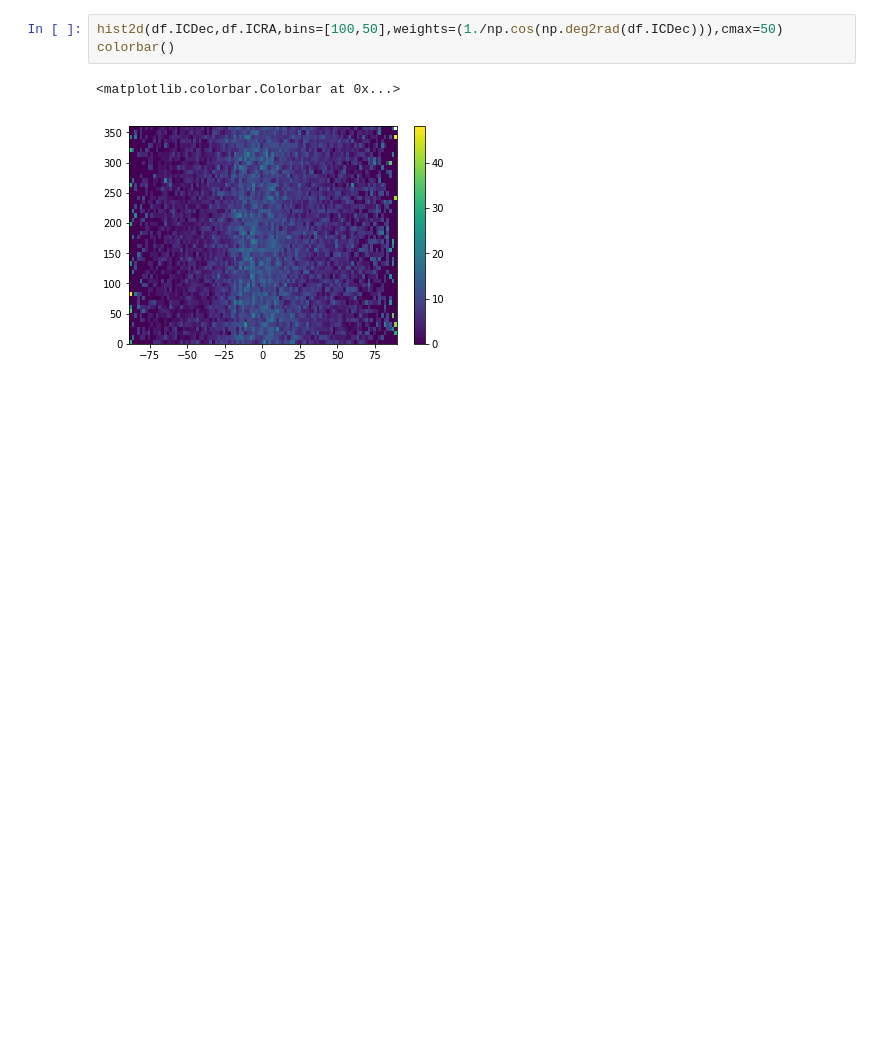
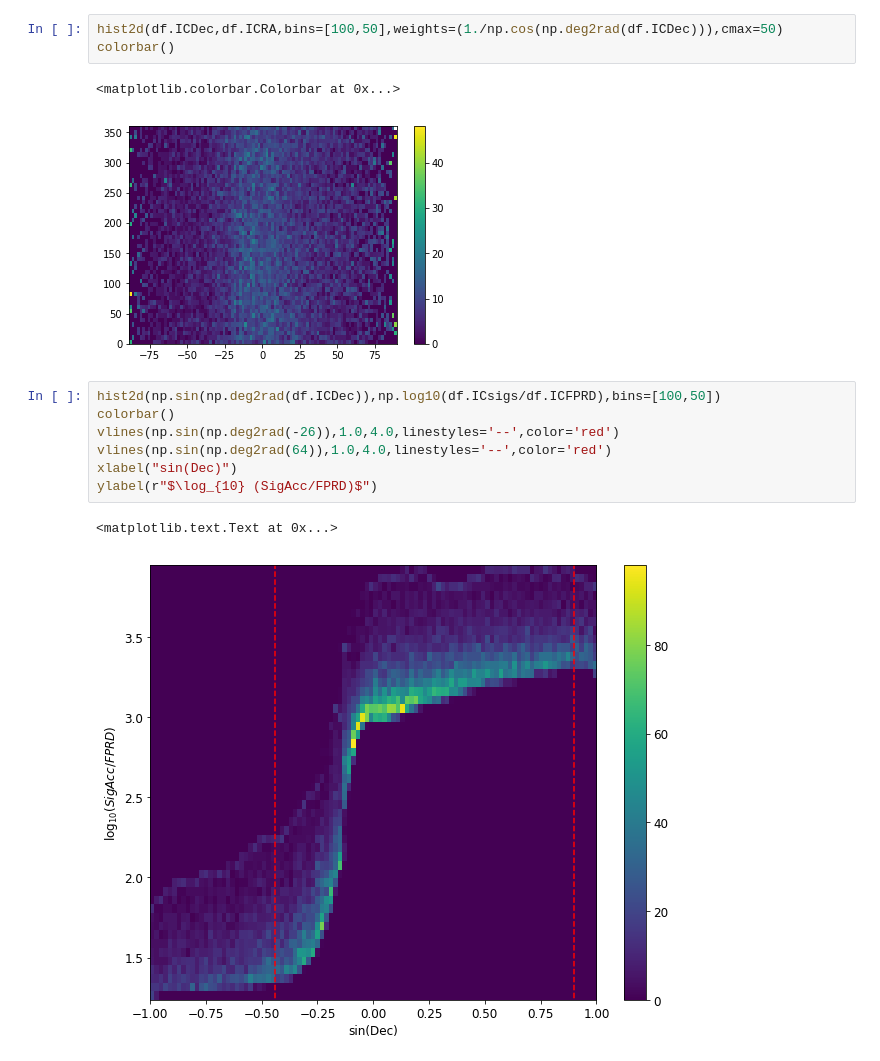
Before and after one commit to hayalaso/Analyses_AMON, a Jupyter notebook: HAWC_IC/multishuffle.ipynb, the cells around one changed output. Saved outputs shown, nothing was run; the diff lists cells and outputs as text; blank space fills up the shorter version.

```diff
--- a/HAWC_IC/multishuffle.ipynb
+++ b/HAWC_IC/multishuffle.ipynb
@@ -118,6 +158,16 @@ colorbar()
 # %% [output]
 <matplotlib.colorbar.Colorbar at 0x...>
 [figure]
+# %%
+hist2d(np.sin(np.deg2rad(df.ICDec)),np.log10(df.ICsigs/df.ICFPRD),bins=[100,50])
+colorbar()
+vlines(np.sin(np.deg2rad(-26)),1.0,4.0,linestyles='--',color='red')
+vlines(np.sin(np.deg2rad(64)),1.0,4.0,linestyles='--',color='red')
+xlabel("sin(Dec)")
+ylabel(r"$\log_{10} (SigAcc/FPRD)$")
+# %% [output]
+<matplotlib.text.Text at 0x...>
+[figure, added]
 # %%
 rcParams['figure.figsize']=10,8
 rcParams['font.size']=12
```
Also changed, not shown: parts of 23 cells of this notebook, 1 other file.
